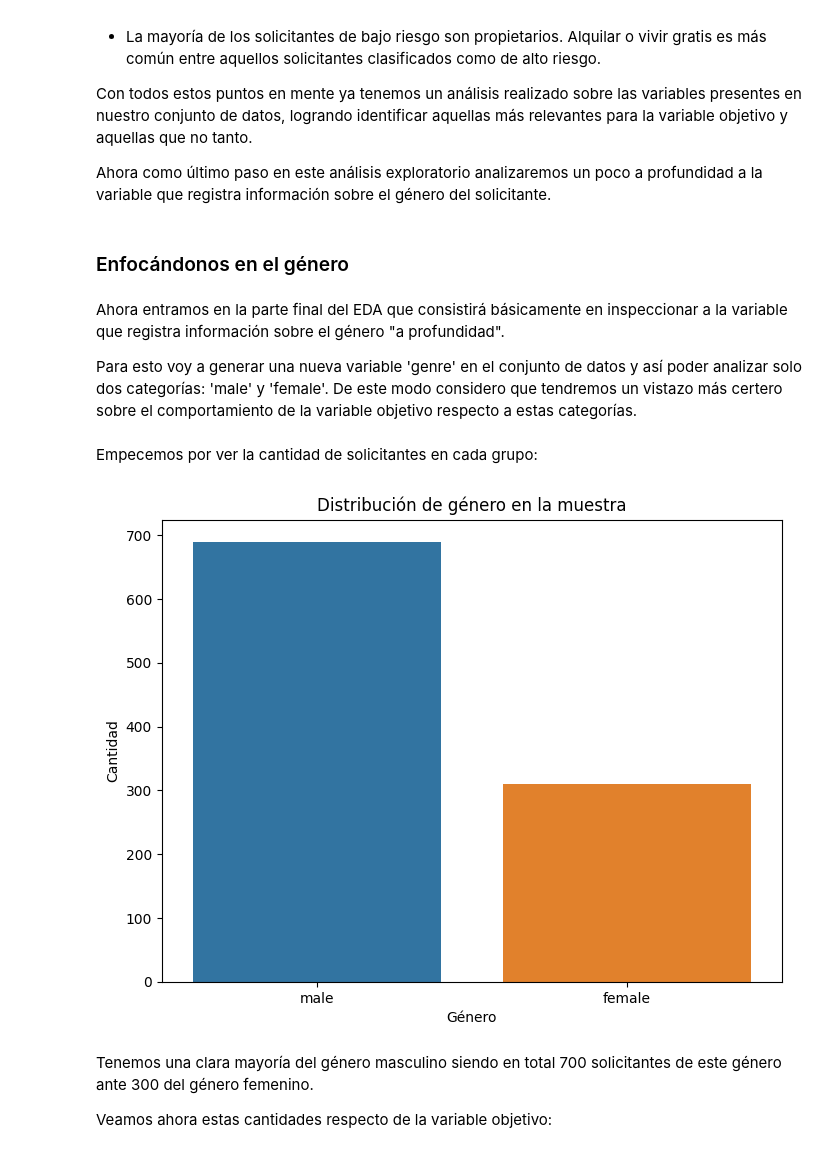
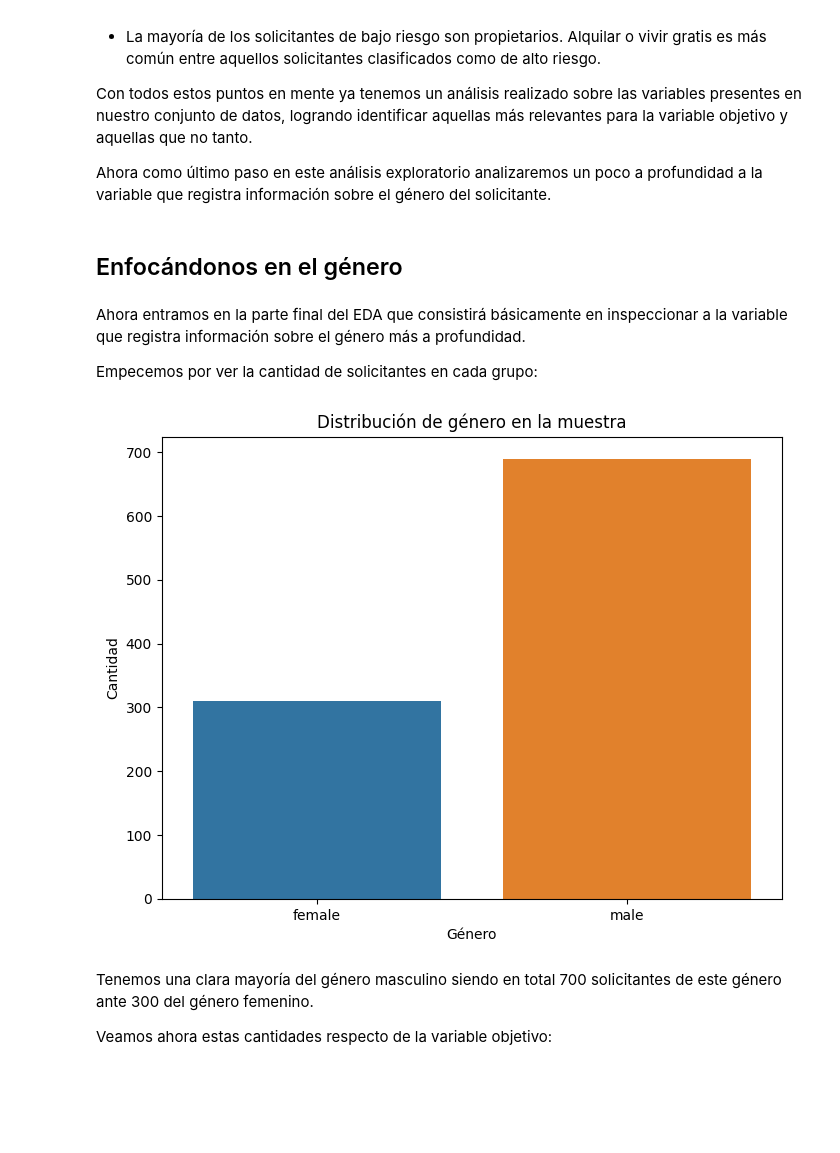
Before and after one commit to Gerardo1909/tpfinal_equidad, a Jupyter notebook: tp_final_fairness_ML/notebooks/02_EDA.ipynb, the cells around one changed output. Drawn from its saved outputs; the diff is of its cells as text; code cells hidden in the pictures; blank space fills up the shorter version.

```diff
--- a/tp_final_fairness_ML/notebooks/02_EDA.ipynb
+++ b/tp_final_fairness_ML/notebooks/02_EDA.ipynb
@@ -3 +5,13 @@
+# %%
+import pandas as pd
+import seaborn as sns
+import matplotlib.pyplot as plt
+from tp_final_fairness_ML.utils.preprocessing import convertir_object_a_categ
+import os
+
+ruta_archivo = os.path.join('..', 'data', 'processed', 'german_credit_data.csv')
+
+g_credit_data = pd.read_csv(ruta_archivo)
+
+g_credit_data = convertir_object_a_categ(g_credit_data)
 # %% [markdown]
@@ -156,8 +126,8 @@ Con todos estos puntos en mente ya tenemos un análisis realizado sobre las vari
 
 Ahora como último paso en este análisis exploratorio analizaremos un poco a profundidad a la variable que registra información sobre el género del solicitante.
 # %% [markdown]
-### Enfocándonos en el género
+## Enfocándonos en el género
 # %% [markdown]
-Ahora entramos en la parte final del EDA que consistirá básicamente en inspeccionar a la variable que registra información sobre el género "a profundidad".
+Ahora entramos en la parte final del EDA que consistirá básicamente en inspeccionar a la variable que registra información sobre el género más a profundidad.
 
-Para esto voy a generar una nueva variable 'genre' en el conjunto de datos y así poder analizar solo dos categorías: 'male' y 'female'. De este modo considero que tendremos un vistazo más certero sobre el comportamiento de la variable objetivo respecto a estas categorías.
+Empecemos por ver la cantidad de solicitantes en cada grupo:
@@ -169,14 +134,12 @@ df_legible.loc[df_legible['personal_status_sex'].str.contains('female'), 'genre'
-# %% [markdown]
-Empecemos por ver la cantidad de solicitantes en cada grupo:
 # %%
 plt.figure(figsize=(8, 6))
-sns.countplot(data=df_legible, x='genre', hue= 'genre')
+sns.countplot(data=g_credit_data, x='genre', hue= 'genre')
 plt.title("Distribución de género en la muestra")
 plt.xlabel("Género")
 plt.ylabel("Cantidad")
 plt.show()
 # %% [output]
-[figure, old version]
+[figure, new version]
 # %% [markdown]
 Tenemos una clara mayoría del género masculino siendo en total 700 solicitantes de este género ante 300 del género femenino.
 
```
Also changed, not shown: parts of 13 cells of this notebook, 5 other files.
